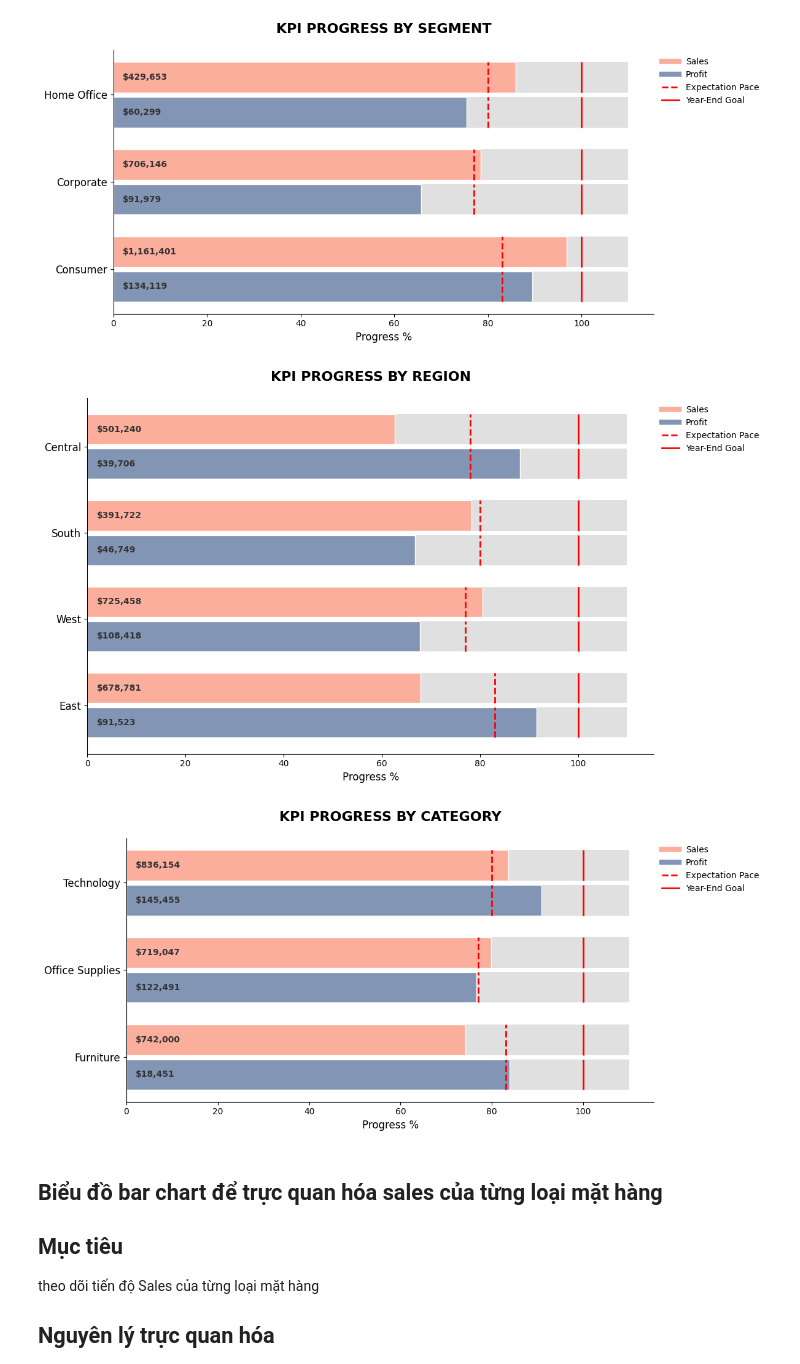
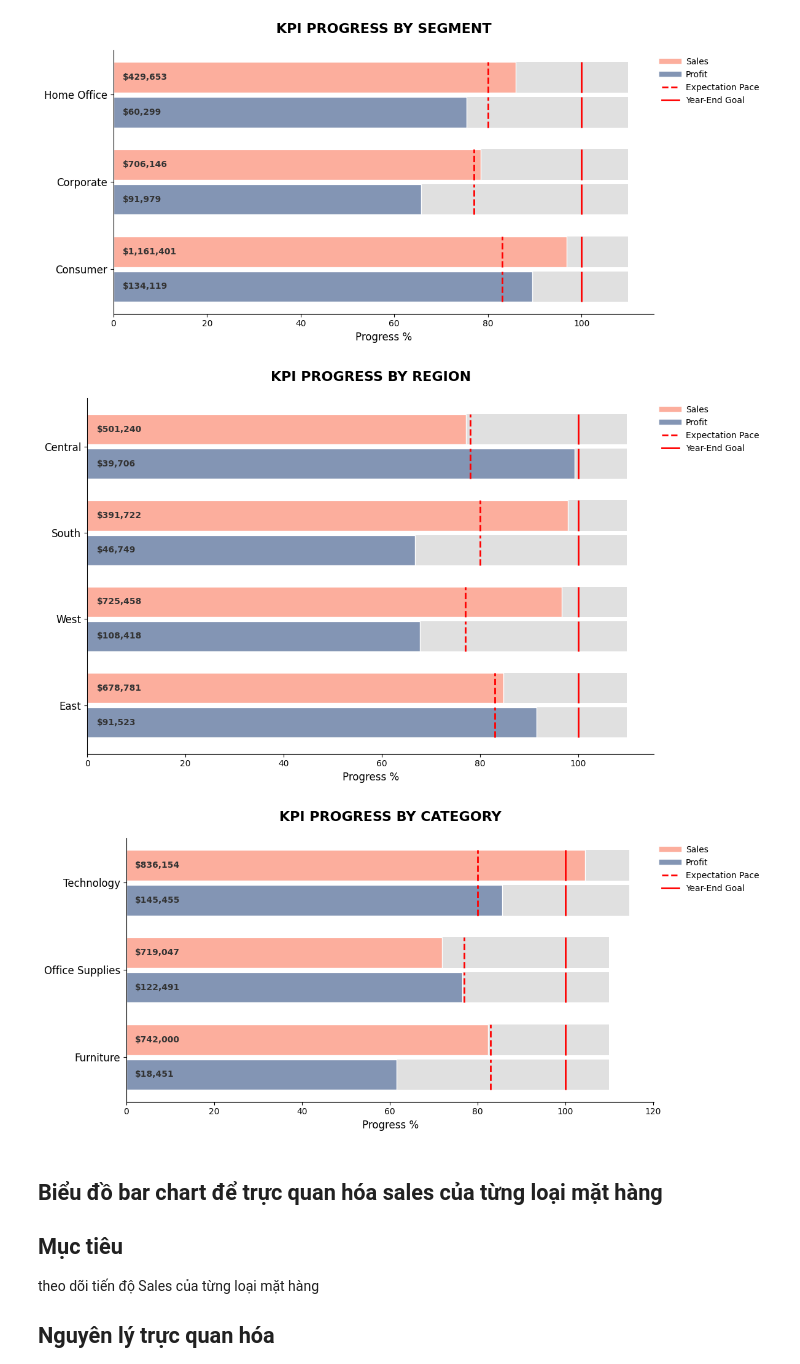
Before and after one commit to Thuily05/archive, a Jupyter notebook: chapter7_executive_dashboard_complete (1).ipynb, the cells around one changed output. Drawn from its saved outputs; the diff is of its cells as text; code cells hidden in the pictures.

```diff
--- a/chapter7_executive_dashboard_complete (1).ipynb
+++ b/chapter7_executive_dashboard_complete (1).ipynb
@@ -344,26 +344,26 @@ plot_pace_chart(df, 'Segment', segment_goals, 'KPI PROGRESS BY SEGMENT')
 [figure]
 # %%
 region_goals = {
-    'SaleGoal': {'East': 1000000, 'West': 900000, 'South': 500000, 'Central': 800000},
+    'SaleGoal': {'East': 800000, 'West': 750000, 'South': 400000, 'Central': 650000},
     'SaleExpectPercent': {'East': 83, 'West': 77, 'South': 80, 'Central': 78},
-    'ProfitGoal': {'East': 100000, 'West': 160000, 'South': 70000, 'Central': 45000},
+    'ProfitGoal': {'East': 100000, 'West': 160000, 'South': 70000, 'Central': 40000},
     'ProfitExpectPercent': {'East': 83, 'West': 77, 'South': 80, 'Central': 78}
 }
 
 plot_pace_chart(df, 'Region', region_goals, 'KPI PROGRESS BY REGION')
 # %% [output]
-[figure, old version]
+[figure, new version]
 # %%
 category_goals = {
-    'SaleGoal': {'Furniture': 1000000, 'Office Supplies': 900000, 'Technology': 1000000},
+    'SaleGoal': {'Furniture': 900000, 'Office Supplies': 1000000, 'Technology': 800000},
     'SaleExpectPercent': {'Furniture': 83, 'Office Supplies': 77, 'Technology': 80},
-    'ProfitGoal': {'Furniture': 22000, 'Office Supplies': 160000, 'Technology': 160000},
+    'ProfitGoal': {'Furniture': 30000, 'Office Supplies': 160000, 'Technology': 170000},
     'ProfitExpectPercent': {'Furniture': 83, 'Office Supplies': 77, 'Technology': 80}
 }
 
 plot_pace_chart(df, 'Category', category_goals, 'KPI PROGRESS BY CATEGORY')
 # %% [output]
-[figure, old version]
+[figure, new version]
 # %% [markdown]
 ## Biểu đồ bar chart để trực quan hóa sales của từng loại mặt hàng
 
```
Also changed, not shown: parts of 8 cells of this notebook.
